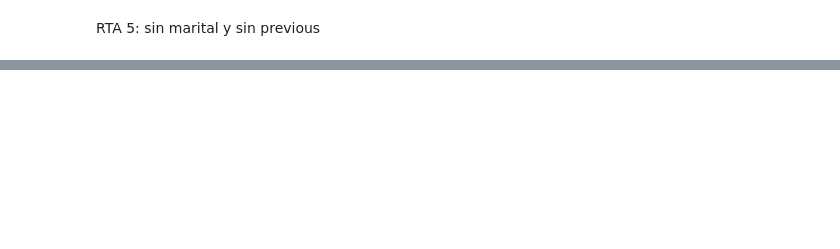
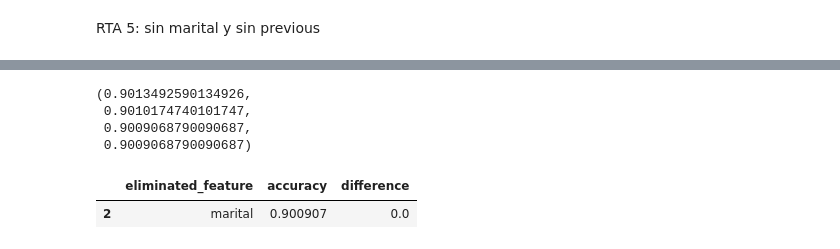
Before and after one commit to caro6852lq/ML-Zoomcamp-CaroVergara, a Jupyter notebook: 03_classification/Homework 3.ipynb, the cells around one changed output, grey strips where cells are left out. Saved outputs shown, nothing was run; the diff lists cells and outputs as text; code cells hidden in the pictures; blank space fills up the shorter version.

```diff
--- a/03_classification/Homework 3.ipynb
+++ b/03_classification/Homework 3.ipynb
@@ -307,0 +402,13 @@ RTA 5: sin marital y sin previous
+# %%
+accuracy1, accuracy2, accuracy3, accuracy4
+## age,     balance,     marital, previous
+# %% [output]
+(0.9013492590134926,
+ 0.9010174740101747,
+ 0.9009068790090687,
+ 0.9009068790090687)
+# %%
+scores_5[scores_5.index == scores_5.difference.abs().idxmin()]
+# %% [output]
+|  | eliminated_feature | accuracy | difference |
+| 2 | marital | 0.900907 | 0.0 |
```
Also changed, not shown: parts of 18 cells of this notebook.
